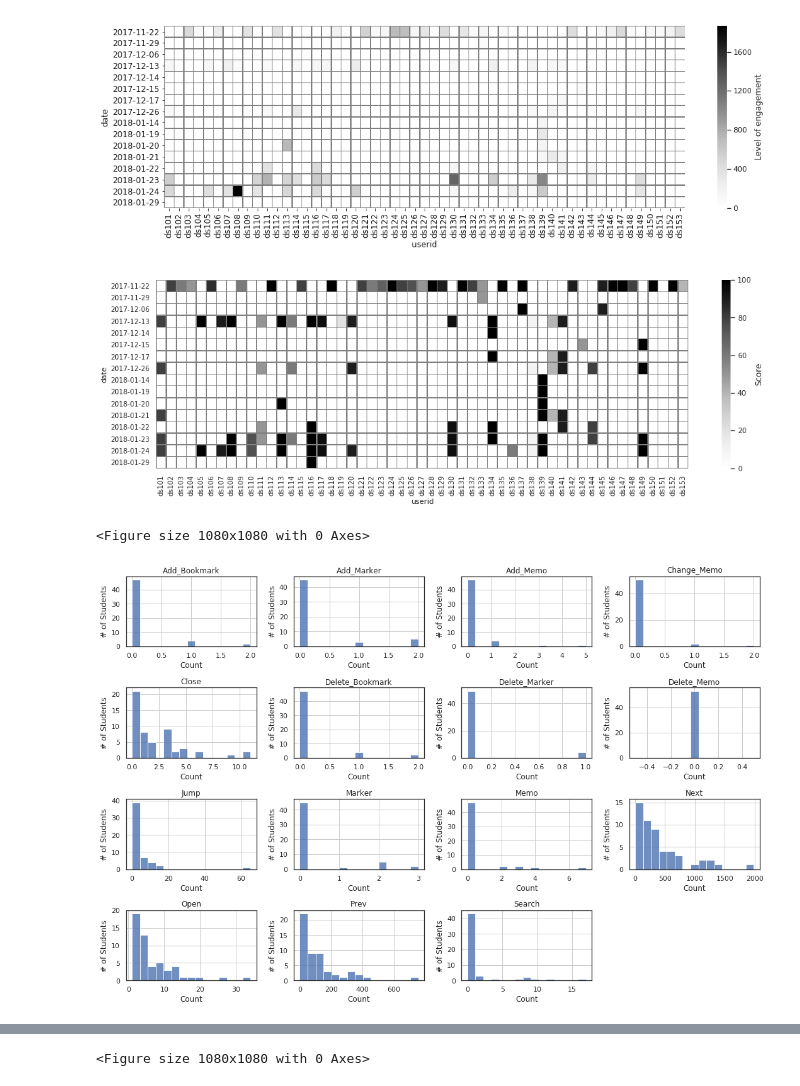
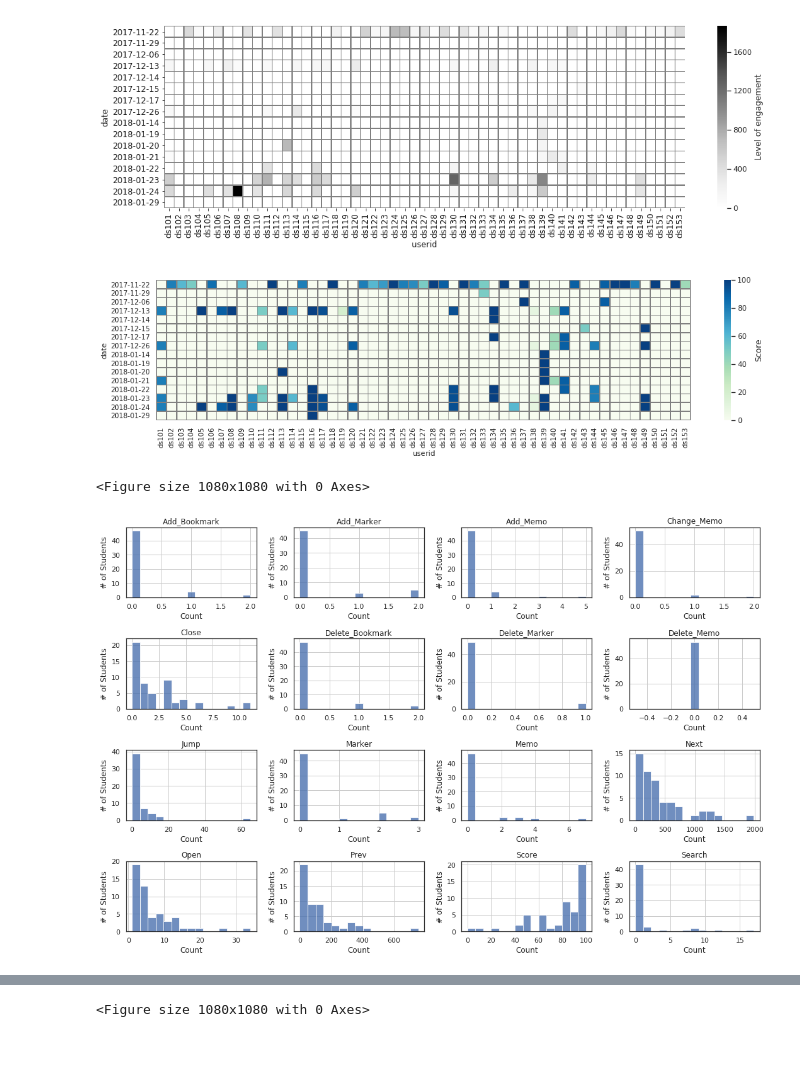
Before and after one commit to owen198/kyoto_ebook, a Jupyter notebook: Data visualization.ipynb, the cells around one changed output, grey strips where cells are left out. Saved outputs shown, nothing was run; the diff lists cells and outputs as text; code cells hidden in the pictures; blank space fills up the shorter version.

Commit message:
fix some figure

```diff
--- a/Data visualization.ipynb
+++ b/Data visualization.ipynb
@@ -76,31 +76,31 @@ kyoto_1_score = pd.read_csv('dataset/data1_score.csv')
 kyoto_x_all = pd.merge(plot_df, kyoto_1_score, on='userid')
 # %%
 
-fig1, ax1 = plt.subplots(figsize=(15, 5))
+fig1, ax1 = plt.subplots(figsize=(15, 4))
 #ax1.set_title('Students\' score versus learning activitits per week', fontsize=12)
 pivot = kyoto_x_all.pivot(index='userid', columns='date', values='score')
 #pivot = kyoto_x_all.pivot(index='userid', columns='date', values='score')
 pivot = pivot.fillna(0).T
 #pivot.reindex(set(kyoto_x_all['date'].dt.strftime('%Y-%m-%d')))
 
 sns.set()
 ax1 = sns.heatmap(pivot,
                   cbar_kws={'label': 'Score'},
-                  cmap='Greys',
+                  cmap='GnBu',
                   linewidths=0.5,
                   linecolor='gray')
 
 sns.set(font_scale=0.9)
 
 #ax1.yaxis_date()
 #plot_df['date'] = pd.to_datetime(kyoto_x_all['date'])
 #ax1.set_xticklabels(kyoto_x_all['date'].dt.strftime('%Y-%m-%d'), rotation=-45, fontsize=12)
 #ax1.set_yticklabels(set(kyoto_x_all['date'].dt.strftime('%Y-%m-%d')), fontsize=12)
 ax1.set_yticklabels(pivot.index, rotation=0)
 fig1.tight_layout()
 fig1.savefig('./images/students_score_week.png', dpi=300)
 # %% [output]
-[figure, old version]
+[figure, new version]
 # %%
 sns.set(style='white')
 
@@ -150,8 +150,7 @@ kyoto_1_x = kyoto_1_x.drop(['userid', 'Delete_Memo'], axis=1)
 # %%
 
 kyoto_1_x = pd.read_csv('dataset/dataset1_15features.csv')
-kyoto_1_x = kyoto_1_x.drop(['Score', 'Userid'], axis=1)
-#kyoto_1_x.rename(index=str, columns={"Userid": "userid"}, inplace=True)
+kyoto_1_x = kyoto_1_x.drop(['Userid'], axis=1)
 
 plt.figure(figsize=(15, 15))
 ax = kyoto_1_x.hist(alpha=0.8, bins=15, figsize=(15, 10))
@@ -167,4 +166,4 @@ plt.tight_layout()
 plt.savefig('./images/feature_dist.png', dpi=300)
 # %% [output]
 <Figure size 1080x1080 with 0 Axes>
-[figure, old version]
+[figure, new version]
```
Also changed, not shown: parts of 3 cells of this notebook, 5 other files.
